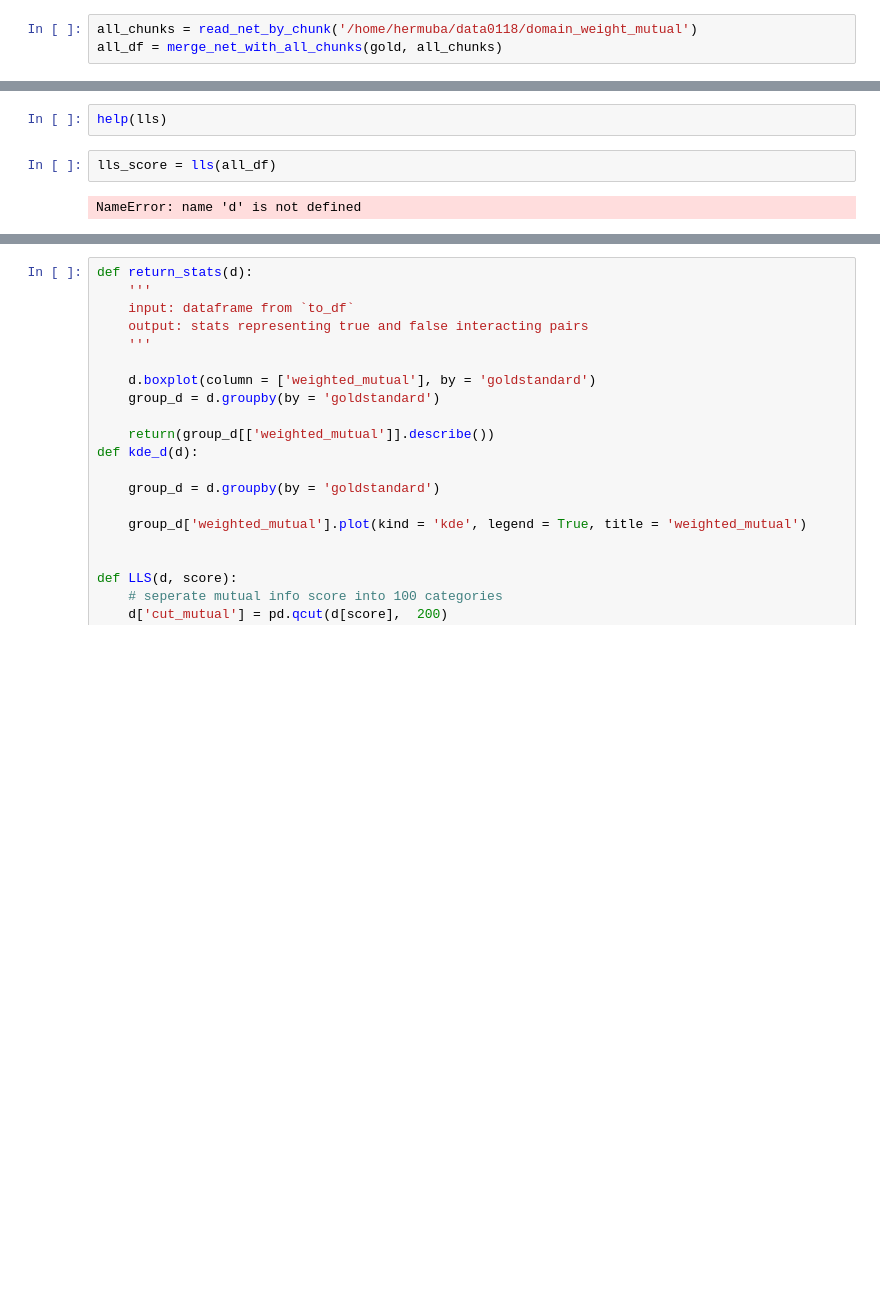
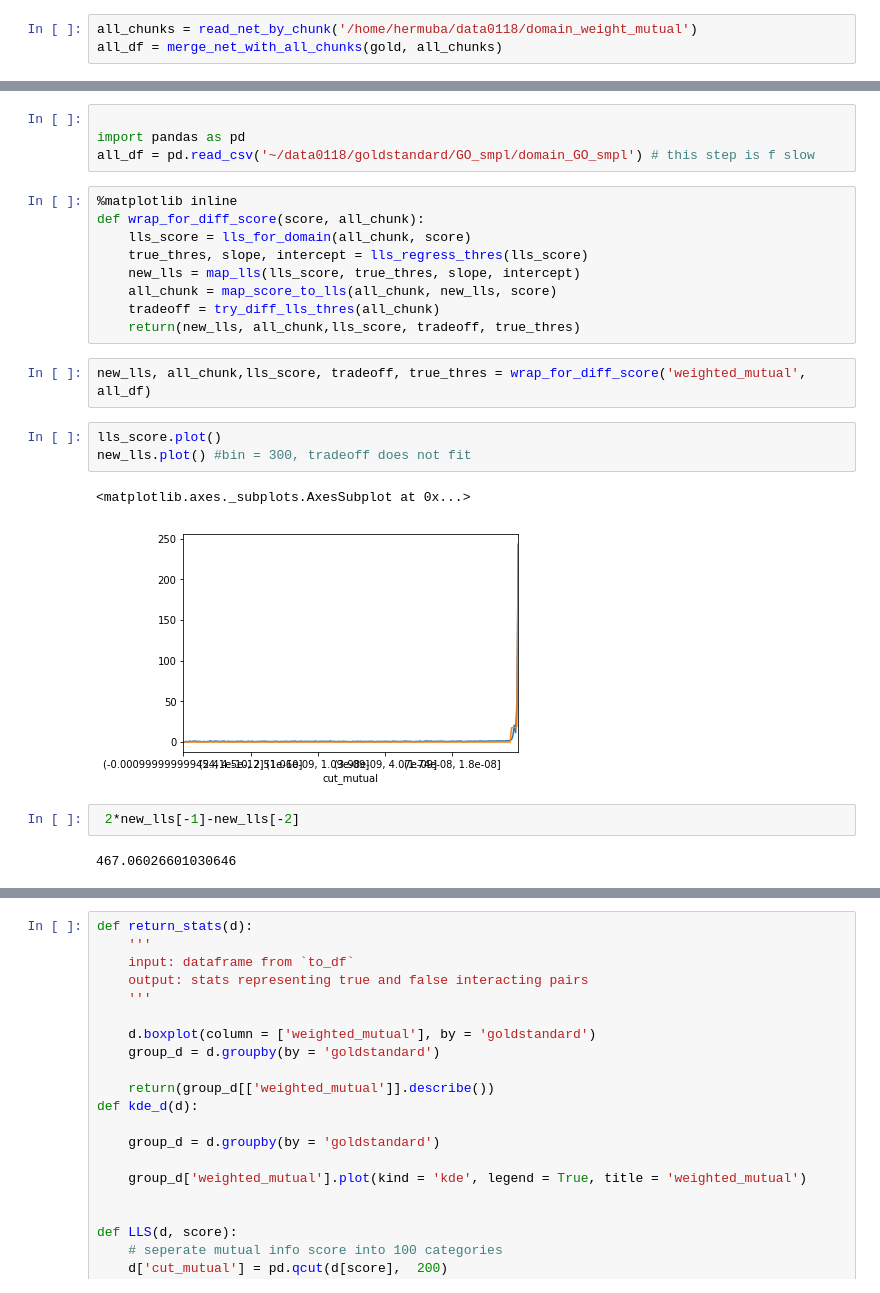
Before and after one commit to algaebrown/resistanceExp, a Jupyter notebook: visualization/exp11_gold_standard/20190212_domain_benchmarking.ipynb, the cells around one changed output, grey strips where cells are left out. Cells and saved outputs as stored; diff of their text form; blank space fills up the shorter version.

```diff
--- a/visualization/exp11_gold_standard/20190212_domain_benchmarking.ipynb
+++ b/visualization/exp11_gold_standard/20190212_domain_benchmarking.ipynb
@@ -45,6 +19,25 @@ all_df.head()
-# %%
-help(lls)
-# %%
-lls_score = lls(all_df)
-# %% [output]
-NameError: name 'd' is not defined
+# %%
+
+import pandas as pd
+all_df = pd.read_csv('~/data0118/goldstandard/GO_smpl/domain_GO_smpl') # this step is f slow
+# %%
+%matplotlib inline
+def wrap_for_diff_score(score, all_chunk):
+    lls_score = lls_for_domain(all_chunk, score)
+    true_thres, slope, intercept = lls_regress_thres(lls_score)
+    new_lls = map_lls(lls_score, true_thres, slope, intercept)
+    all_chunk = map_score_to_lls(all_chunk, new_lls, score)
+    tradeoff = try_diff_lls_thres(all_chunk)
+    return(new_lls, all_chunk,lls_score, tradeoff, true_thres)
+# %%
+new_lls, all_chunk,lls_score, tradeoff, true_thres = wrap_for_diff_score('weighted_mutual', all_df)
+# %%
+lls_score.plot()
+new_lls.plot() #bin = 300, tradeoff does not fit
+# %% [output]
+<matplotlib.axes._subplots.AxesSubplot at 0x...>
+[figure, added]
+# %%
+ 2*new_lls[-1]-new_lls[-2]
+# %% [output]
+467.06026601030646
```
Also changed, not shown: parts of 41 cells of this notebook, 12 other files.
